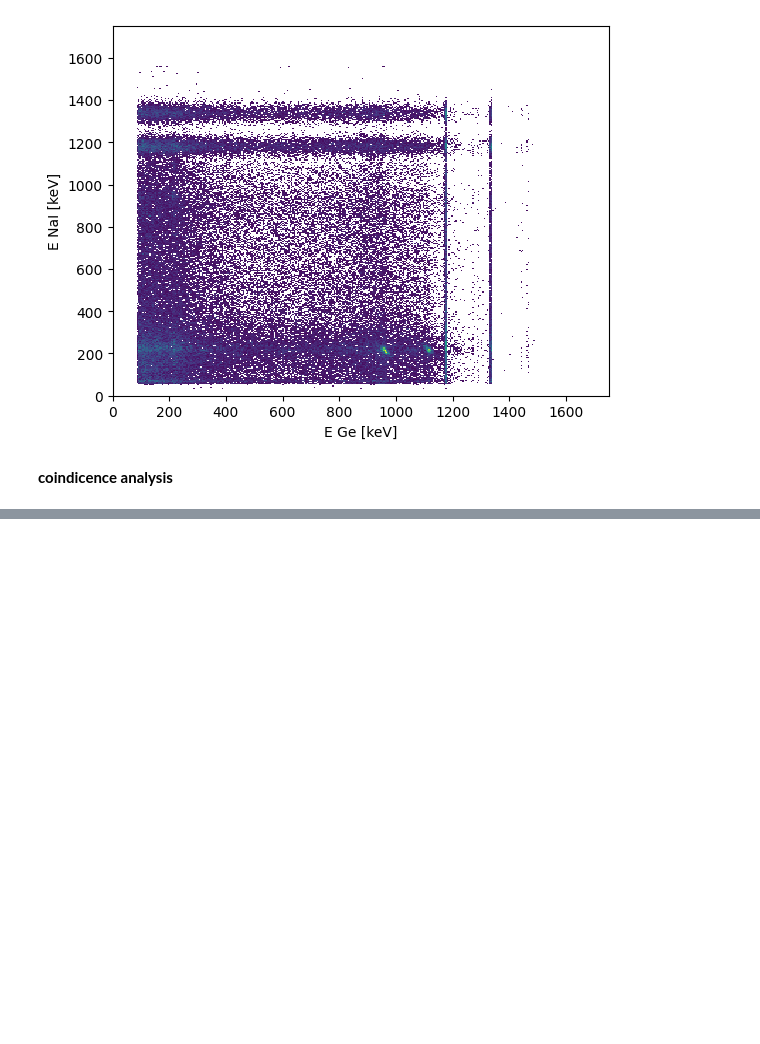
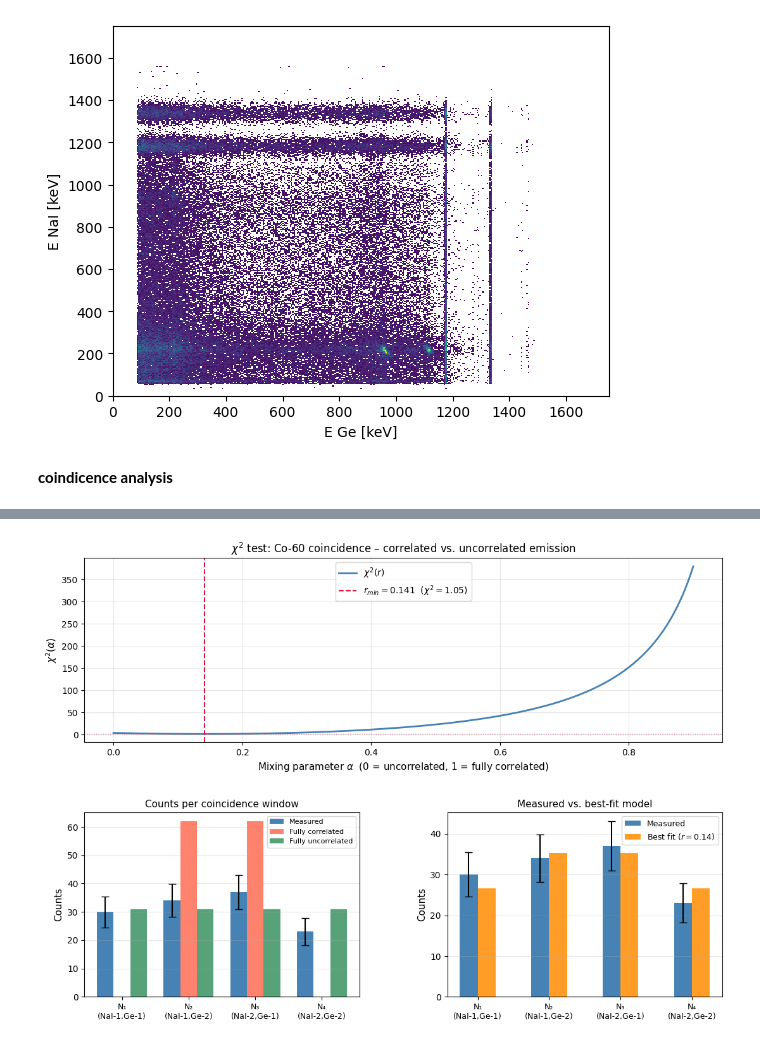
Before and after one commit to thexwon/P4, a Jupyter notebook: Gamma Coincidence Spectroscopy/gamma_code.ipynb, the cells around one changed output, grey strips where cells are left out. Cells and saved outputs as stored; diff of their text form; code cells hidden in the pictures; blank space fills up the shorter version.

Commit message:
coincidence analysis

```diff
--- a/Gamma Coincidence Spectroscopy/gamma_code.ipynb
+++ b/Gamma Coincidence Spectroscopy/gamma_code.ipynb
@@ -583,6 +583,7 @@ mask = mask22
 indices = np.where(mask)[0]
 subset  = data[mask]
 count = np.sum(mask)
+counts = [np.sum(mask11),np.sum(mask12),np.sum(mask21),np.sum(mask22)]
 
 print("N points in region:", count)
 
@@ -612,3 +613,90 @@ N points in region: 23
 #highest "coincidence" actually between backscattered and compton edge, not between the two photopeaks
 # %% [markdown]
 **coindicence analysis**
+# %%
+from scipy.optimize import minimize_scalar
+import matplotlib.gridspec as gridspec
+
+N_measured = counts
+print(counts)
+#N_measured = np.array([21, 63, 64, 3])   #default values from some pasta protocoll
+NG = np.sum(N_measured)
+
+N_corr = np.array([0, NG/2, NG/2, 0])
+
+N_uncorr = np.array([NG/4, NG/4, NG/4, NG/4])
+
+
+def chi2(r):
+    Nm = r * N_corr + (1 - r) * N_uncorr
+    # Avoid division by zero (Nm=0 only when correlated term=0 AND alpha=1)
+    safe = np.where(Nm > 0, Nm, 1e-10)
+    return np.sum((N_measured - Nm)**2 / safe)
+
+
+result = minimize_scalar(chi2, bounds=(0, 1), method='bounded')
+r_min = result.x
+chi2_min  = result.fun
+
+
+print(f"  chi² minimisation result:")
+print(f"    r_min  = {r_min:.6f}  ({r_min*100:.1f}% correlated)")
+print(f"    chi²_min = {chi2_min:.6f}")
+
+# Compare pure hypotheses
+print(f"\n  χ²(r=0)  [fully uncorrelated] = {chi2(0):.4f}")
+print(f"  χ²(r=1)  [fully correlated]   = {chi2(1):.4f}")
+print(f"  χ²(r_min)[best fit]           = {chi2_min:.4f}")
+
+
+
+fig = plt.figure(figsize=(13, 9))
+gs = gridspec.GridSpec(2, 2, figure=fig, hspace=0.38, wspace=0.32)
+
+# ── Plot 1: chi^2 as a function of alpha ──────────────────
+ax1 = fig.add_subplot(gs[0, :])
+alphas = np.linspace(0, 0.9, 500)
+chi2_vals = [chi2(a) for a in alphas]
+ax1.plot(alphas, chi2_vals, color='steelblue', lw=2, label=r'$\chi^2(r)$')
+ax1.axvline(r_min, color='crimson', ls='--', lw=1.5,
+            label=rf'$r_{{min}}={r_min:.3f}$  ($\chi^2={chi2_min:.2f}$)')
+ax1.axhline(chi2_min, color='crimson', ls=':', lw=1, alpha=0.6)
+ax1.set_xlabel(r'Mixing parameter $\alpha$  (0 = uncorrelated, 1 = fully correlated)', fontsize=11)
+ax1.set_ylabel(r'$\chi^2(\alpha)$', fontsize=11)
+ax1.set_title(r'$\chi^2$ test: Co-60 coincidence – correlated vs. uncorrelated emission', fontsize=12)
+ax1.legend(fontsize=10)
+ax1.grid(True, alpha=0.3)
+
+# ── Plot 2: Measured vs. expected counts ──────────────────
+ax2 = fig.add_subplot(gs[1, 0])
+window_labels = ['N₁\n(NaI-1,Ge-1)', 'N₂\n(NaI-1,Ge-2)',
+                 'N₃\n(NaI-2,Ge-1)', 'N₄\n(NaI-2,Ge-2)']
+x = np.arange(4)
+w = 0.25
+N_best = r_min * N_corr + (1 - r_min) * N_uncorr
+ax2.bar(x - w, N_measured, w, color='steelblue',  label='Measured')
+ax2.bar(x,     N_corr,     w, color='tomato',     label='Fully correlated', alpha=0.8)
+ax2.bar(x + w, N_uncorr,   w, color='seagreen',   label='Fully uncorrelated', alpha=0.8)
+ax2.errorbar(x - w, N_measured, yerr=np.sqrt(N_measured),
+             fmt='none', color='black', capsize=4, lw=1.5)
+ax2.set_xticks(x)
+ax2.set_xticklabels(window_labels, fontsize=9)
+ax2.set_ylabel('Counts', fontsize=11)
+ax2.set_title('Counts per coincidence window', fontsize=11)
+ax2.legend(fontsize=8)
+ax2.grid(True, axis='y', alpha=0.3)
+
+# ── Plot 3: Measured vs. best-fit model ───────────────────
+ax3 = fig.add_subplot(gs[1, 1])
+ax3.bar(x - w/2, N_measured, w, color='steelblue', label='Measured')
+ax3.bar(x + w/2, N_best,     w, color='darkorange', alpha=0.85,
+        label=rf'Best fit ($r={r_min:.2f}$)')
+ax3.errorbar(x - w/2, N_measured, yerr=np.sqrt(N_measured),
+             fmt='none', color='black', capsize=4, lw=1.5)
+ax3.set_xticks(x)
+ax3.set_xticklabels(window_labels, fontsize=9)
+ax3.set_ylabel('Counts', fontsize=11)
+ax3.set_title('Measured vs. best-fit model', fontsize=11)
+ax3.legend(fontsize=9)
+ax3.grid(True, axis='y', alpha=0.3)
+# %% [output]
@@ -614,0 +711 @@ N points in region: 23
+[figure, added]
```
Also changed, not shown: parts of 1 cell of this notebook.
